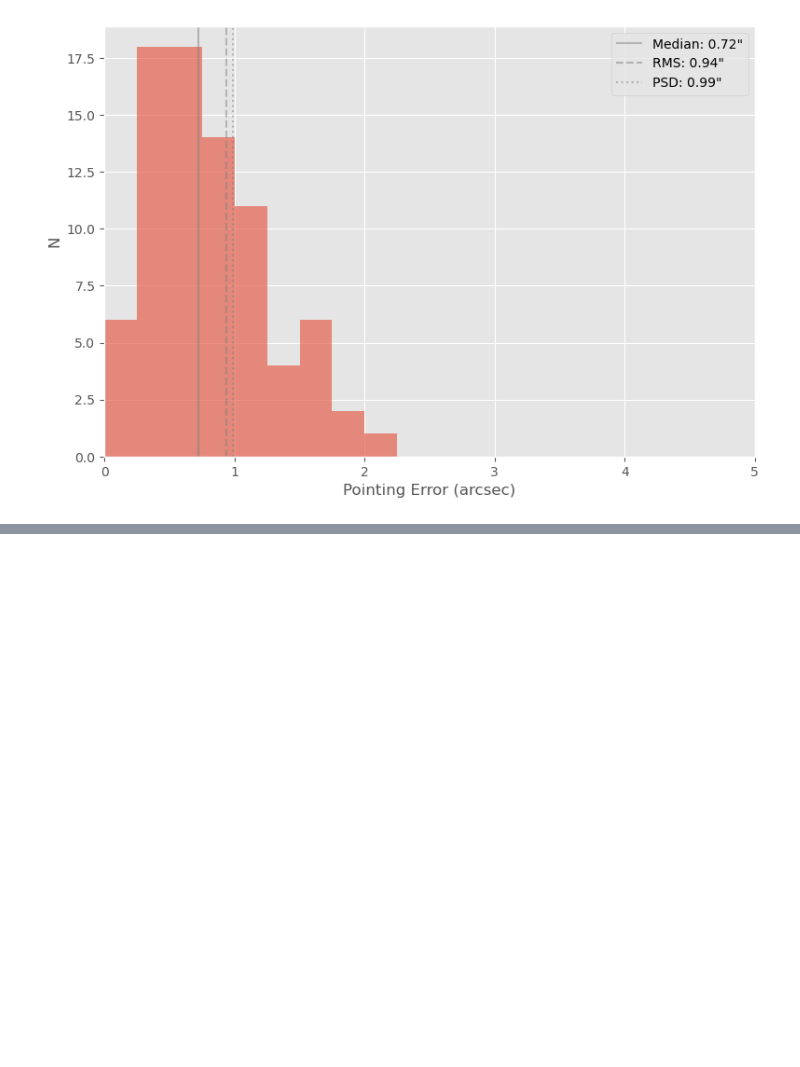
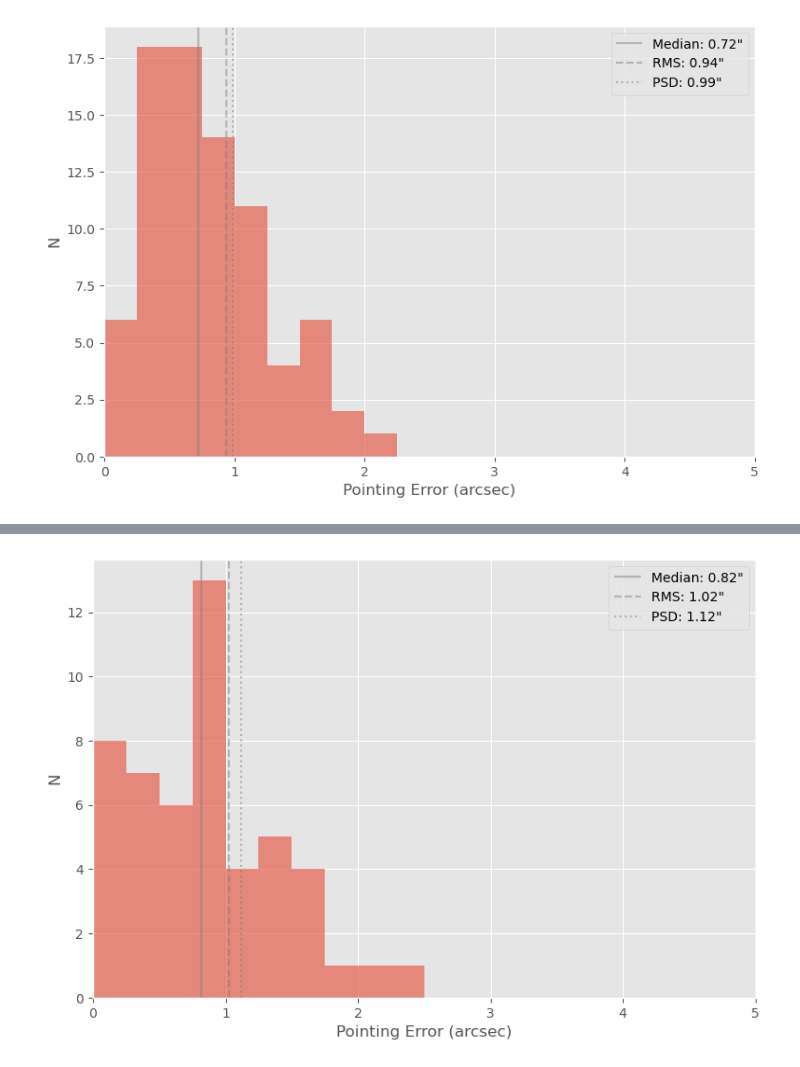
Before and after one commit to MMTObservatory/pytelpoint, a Jupyter notebook: notebooks/dev.ipynb, the cells around one changed output, grey strips where cells are left out. Cells and saved outputs as stored; diff of their text form; code cells hidden in the pictures; blank space fills up the shorter version.

```diff
--- a/notebooks/dev.ipynb
+++ b/notebooks/dev.ipynb
@@ -53,0 +65,3 @@ f = pointing_histogram(coo_ref, mc_coo)
+# %%
+f9_pars = best_fit_pars(f9_idata)
+f9_pars
@@ -53,0 +77,2 @@ f = pointing_histogram(coo_ref, mc_coo)
+# %%
+f9_coo = tpoint(f9_meas, **f9_pars)
@@ -53,0 +83,4 @@ f = pointing_histogram(coo_ref, mc_coo)
+# %%
+f = pointing_histogram(f9_ref, f9_coo)
+# %% [output]
+[figure, added]
```
Also changed, not shown: parts of 15 cells of this notebook.
